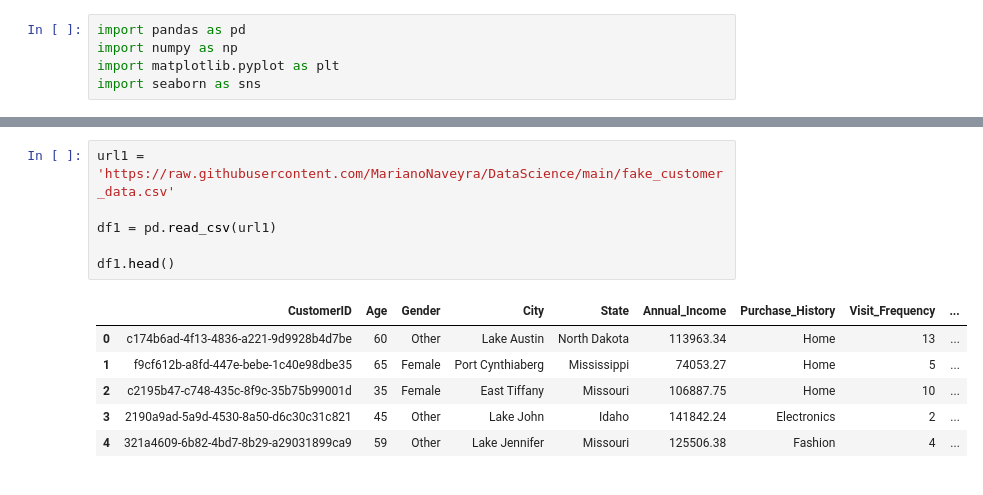
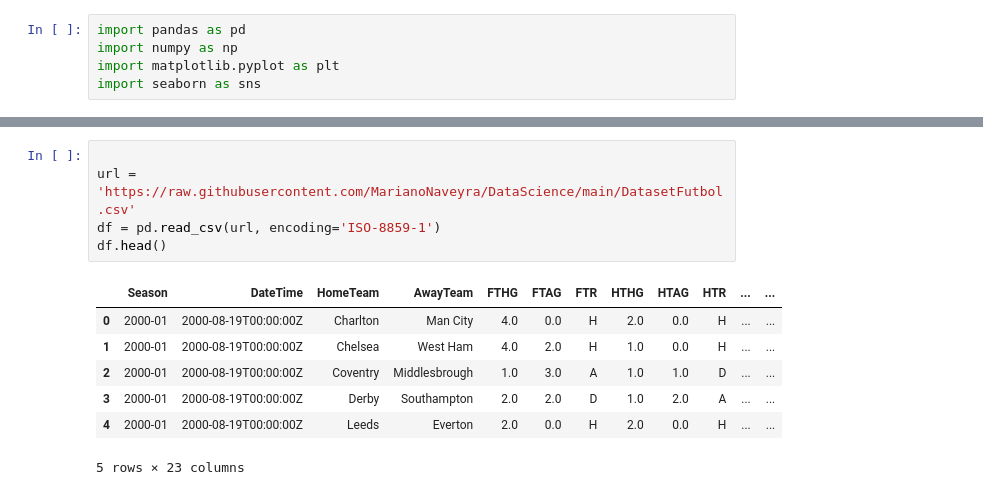
Before and after one commit to MarianoNaveyra/DataScience, a Jupyter notebook: Proyecto_Partell_Naveyra.ipynb, the cells around one changed output, grey strips where cells are left out. Cells and saved outputs as stored; diff of their text form.

```diff
--- a/Proyecto_Partell_Naveyra.ipynb
+++ b/Proyecto_Partell_Naveyra.ipynb
@@ -19,13 +37,13 @@ Calcular la correlación entre la frecuencia de visitas y la satisfacción del c
 # %%
-url1 = 'https://raw.githubusercontent.com/MarianoNaveyra/DataScience/main/fake_customer_data.csv'
 
-df1 = pd.read_csv(url1)
-
-df1.head()
+url = 'https://raw.githubusercontent.com/MarianoNaveyra/DataScience/main/DatasetFutbol.csv'
+df = pd.read_csv(url, encoding='ISO-8859-1')
+df.head()
 # %% [output]
-|  | CustomerID | Age | Gender | City | State | Annual_Income | Purchase_History | Visit_Frequency | ... |
-| 0 | c174b6ad-4f13-4836-a221-9d9928b4d7be | 60 | Other | Lake Austin | North Dakota | 113963.34 | Home | 13 | ... |
-| 1 | f9cf612b-a8fd-447e-bebe-1c40e98dbe35 | 65 | Female | Port Cynthiaberg | Mississippi | 74053.27 | Home | 5 | ... |
-| 2 | c2195b47-c748-435c-8f9c-35b75b99001d | 35 | Female | East Tiffany | Missouri | 106887.75 | Home | 10 | ... |
-| 3 | 2190a9ad-5a9d-4530-8a50-d6c30c31c821 | 45 | Other | Lake John | Idaho | 141842.24 | Electronics | 2 | ... |
-| 4 | 321a4609-6b82-4bd7-8b29-a29031899ca9 | 59 | Other | Lake Jennifer | Missouri | 125506.38 | Fashion | 4 | ... |
+|  | Season | DateTime | HomeTeam | AwayTeam | FTHG | FTAG | FTR | HTHG | HTAG | HTR | ... | ... |
+| 0 | 2000-01 | 2000-08-19T00:00:00Z | Charlton | Man City | 4.0 | 0.0 | H | 2.0 | 0.0 | H | ... | ... |
+| 1 | 2000-01 | 2000-08-19T00:00:00Z | Chelsea | West Ham | 4.0 | 2.0 | H | 1.0 | 0.0 | H | ... | ... |
+| 2 | 2000-01 | 2000-08-19T00:00:00Z | Coventry | Middlesbrough | 1.0 | 3.0 | A | 1.0 | 1.0 | D | ... | ... |
+| 3 | 2000-01 | 2000-08-19T00:00:00Z | Derby | Southampton | 2.0 | 2.0 | D | 1.0 | 2.0 | A | ... | ... |
+| 4 | 2000-01 | 2000-08-19T00:00:00Z | Leeds | Everton | 2.0 | 0.0 | H | 2.0 | 0.0 | H | ... | ... |
+5 rows × 23 columns
```
Also changed, not shown: parts of 18 cells of this notebook.
